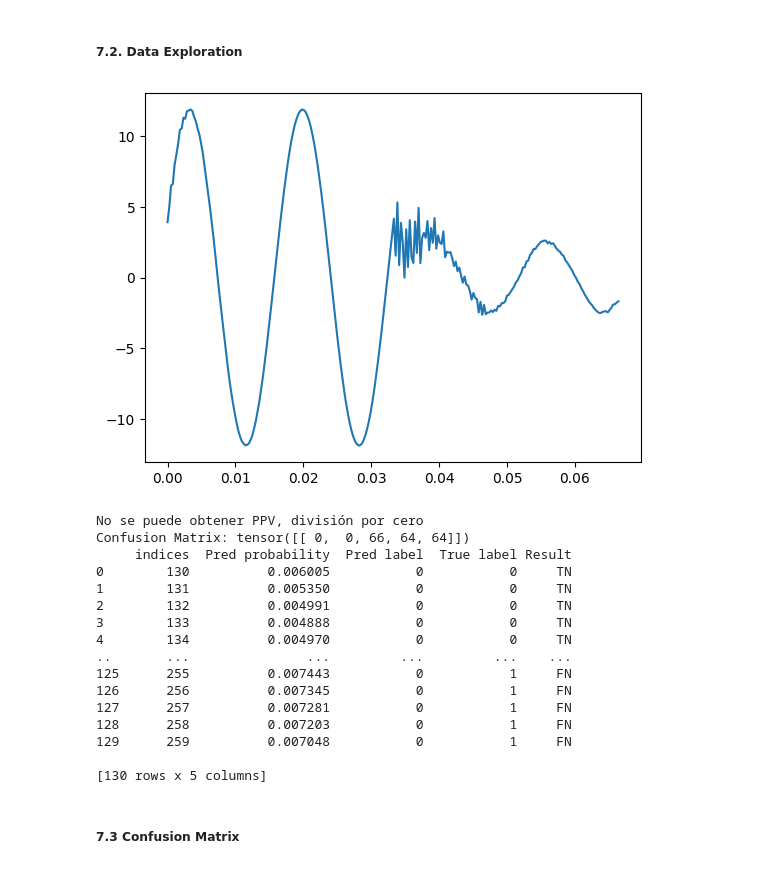
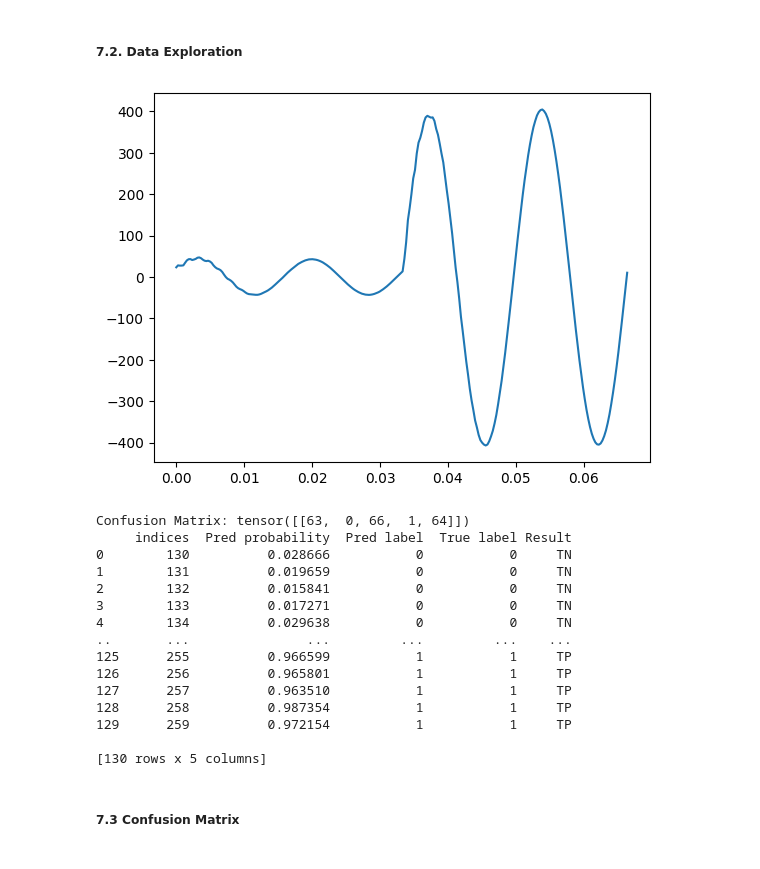
Before and after one commit to alvarohc777/pyTorch, a Jupyter notebook: Formulacion_1_R1.ipynb, the cells around one changed output. Cells and saved outputs as stored; diff of their text form; code cells hidden in the pictures.

```diff
--- a/Formulacion_1_R1.ipynb
+++ b/Formulacion_1_R1.ipynb
@@ -553,6 +554,7 @@ for i in range(1, cols * rows + 1):
 # %% [markdown]
 ##### 7.1. Auxiliar Functions
 # %%
+
 def signal_exploration(idx: int, dataset, model, plot_signal: bool = True):
     signal, t, idx_min, idx_max, csv_name = dataset.get_event(idx)
     model.eval()
@@ -573,8 +575,11 @@ def signal_exploration(idx: int, dataset, model, plot_signal: bool = True):
         labels = torch.cat((labels, y), 0)
         conf_matrix = conf_matrix.add(binary_stat_scores(pred, y))
     df = confusion_matrix(preds, labels)
-    df.insert(loc=0, column="indices", value=idxs)
+    # df.insert(loc=0, column="window idx", value=df.index)
+    # df.insert(loc=0, column="indices", value=idxs)
+
     return df, conf_matrix
+
 
 def plot_confusion_matrix(metrics):
     z = [[metrics["TP"], metrics["FN"]], [metrics["FP"], metrics["TN"]]]
@@ -590,6 +595,7 @@ def plot_confusion_matrix(metrics):
     )
     fig.show()
 
+
 def print_metrics(metrics):
     print(f"Total windows: {metrics['TOTAL']}")
     print(f"True Positives: {conf_matrix[0,0]}")
@@ -601,36 +655,35 @@ def print_metrics(metrics):
 ##### 7.2. Data Exploration
 # %%
 # Select Signal Name
-# signal_name = "I: X0023A-R1A"
+signal_name = "I: X0023A-R1A"
 # signal_name = "I: X0004A-R2A"
-signal_name = "I: X0071A-R3A"
+# signal_name = "I: X0071A-R3A"
 
 # Create Dataset
 dataset = Form1Dataset(
     dataset_dir, max_window_idx=max_window_idx, signal_name=signal_name
 )
 
 # Create signal_df
 sample_df, conf_matrix = signal_exploration(1, dataset, model)
 metrics = conf_matrix_metrics(conf_matrix)
 print(f"Confusion Matrix: {conf_matrix}")
 print(sample_df)
 # %% [output]
-[figure, old version]
+[figure, new version]
-No se puede obtener PPV, división por cero
-Confusion Matrix: tensor([[ 0,  0, 66, 64, 64]])
+Confusion Matrix: tensor([[63,  0, 66,  1, 64]])
      indices  Pred probability  Pred label  True label Result
-0        130          0.006005           0           0     TN
-1        131          0.005350           0           0     TN
-2        132          0.004991           0           0     TN
-3        133          0.004888           0           0     TN
-4        134          0.004970           0           0     TN
+0        130          0.028666           0           0     TN
+1        131          0.019659           0           0     TN
+2        132          0.015841           0           0     TN
+3        133          0.017271           0           0     TN
+4        134          0.029638           0           0     TN
 ..       ...               ...         ...         ...    ...
-125      255          0.007443           0           1     FN
-126      256          0.007345           0           1     FN
-127      257          0.007281           0           1     FN
-128      258          0.007203           0           1     FN
-129      259          0.007048           0           1     FN
+125      255          0.966599           1           1     TP
+126      256          0.965801           1           1     TP
+127      257          0.963510           1           1     TP
+128      258          0.987354           1           1     TP
+129      259          0.972154           1           1     TP
 
 [130 rows x 5 columns]
 # %% [markdown]
```
Also changed, not shown: parts of 10 cells of this notebook, 3 other files.
